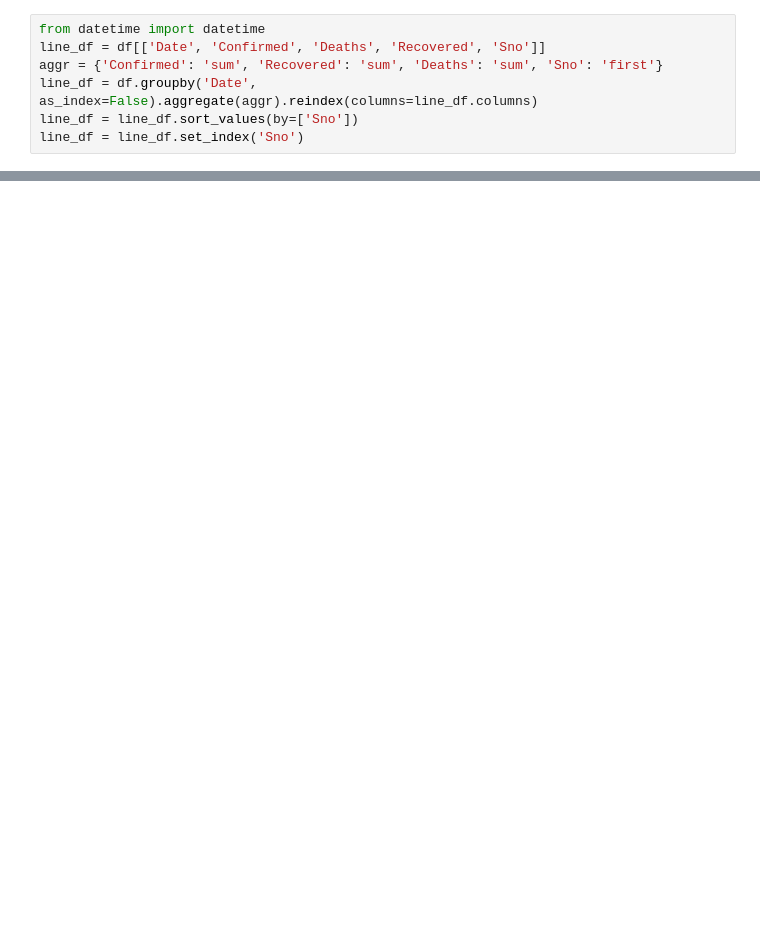
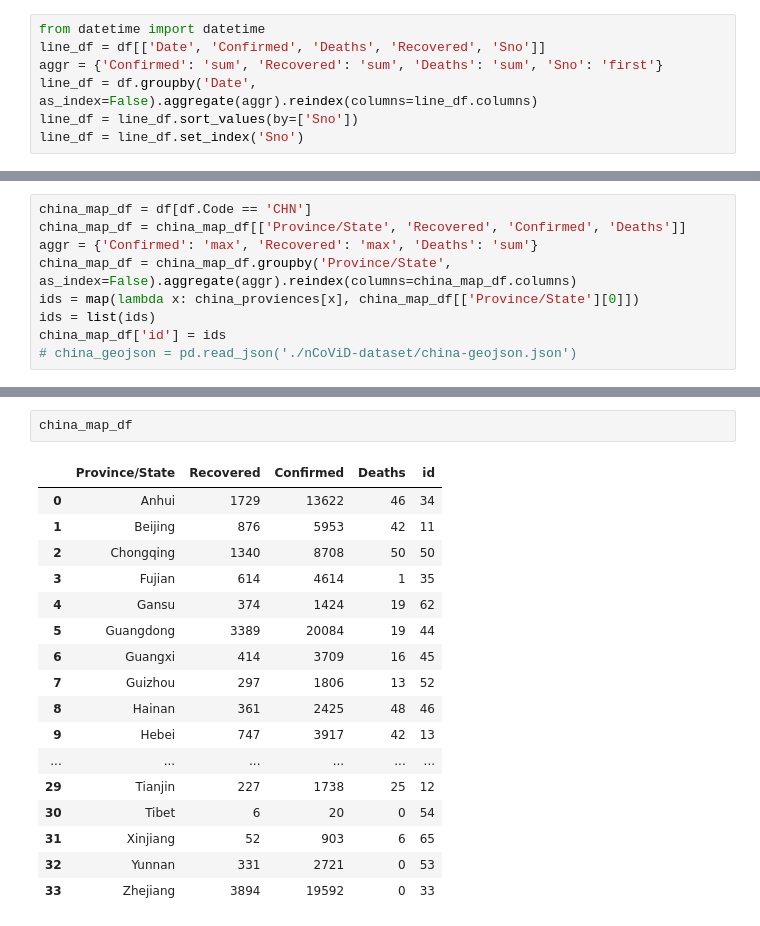
Before and after one commit to MeMihir/nCoViD-Viz, a Jupyter notebook: nCoViD-Viz.ipynb, the cells around one changed output, grey strips where cells are left out. Drawn from its saved outputs; the diff is of its cells as text; blank space fills up the shorter version.

```diff
--- a/nCoViD-Viz.ipynb
+++ b/nCoViD-Viz.ipynb
@@ -83,0 +145,9 @@ The pandas.np module is deprecated and will be removed from pandas in a future v
+# %%
+china_map_df = df[df.Code == 'CHN']
+china_map_df = china_map_df[['Province/State', 'Recovered', 'Confirmed', 'Deaths']]
+aggr = {'Confirmed': 'max', 'Recovered': 'max', 'Deaths': 'sum'}
+china_map_df = china_map_df.groupby('Province/State', as_index=False).aggregate(aggr).reindex(columns=china_map_df.columns)
+ids = map(lambda x: china_proviences[x], china_map_df[['Province/State'][0]])
+ids = list(ids)
+china_map_df['id'] = ids
+# china_geojson = pd.read_json('./nCoViD-dataset/china-geojson.json')
@@ -83,0 +196,20 @@ The pandas.np module is deprecated and will be removed from pandas in a future v
+# %%
+china_map_df
+# %% [output]
+|  | Province/State | Recovered | Confirmed | Deaths | id |
+| 0 | Anhui | 1729 | 13622 | 46 | 34 |
+| 1 | Beijing | 876 | 5953 | 42 | 11 |
+| 2 | Chongqing | 1340 | 8708 | 50 | 50 |
+| 3 | Fujian | 614 | 4614 | 1 | 35 |
+| 4 | Gansu | 374 | 1424 | 19 | 62 |
+| 5 | Guangdong | 3389 | 20084 | 19 | 44 |
+| 6 | Guangxi | 414 | 3709 | 16 | 45 |
+| 7 | Guizhou | 297 | 1806 | 13 | 52 |
+| 8 | Hainan | 361 | 2425 | 48 | 46 |
+| 9 | Hebei | 747 | 3917 | 42 | 13 |
+| ... | ... | ... | ... | ... | ... |
+| 29 | Tianjin | 227 | 1738 | 25 | 12 |
+| 30 | Tibet | 6 | 20 | 0 | 54 |
+| 31 | Xinjiang | 52 | 903 | 6 | 65 |
+| 32 | Yunnan | 331 | 2721 | 0 | 53 |
+| 33 | Zhejiang | 3894 | 19592 | 0 | 33 |
```
Also changed, not shown: parts of 14 cells of this notebook, 2 other files.
